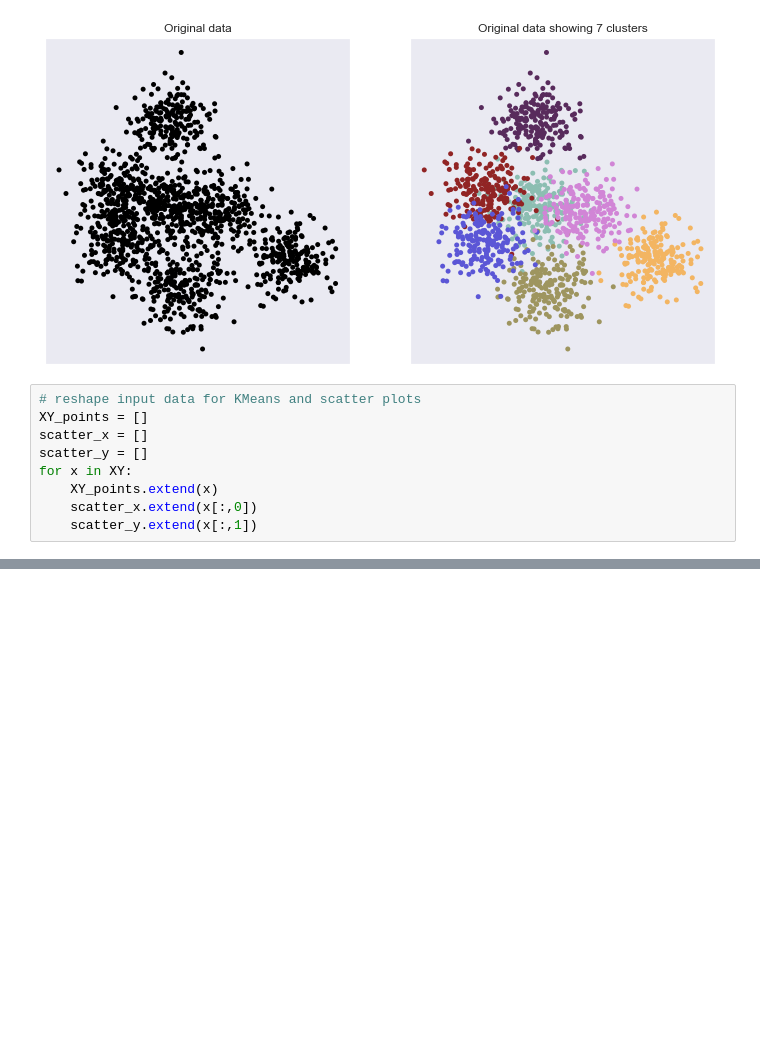
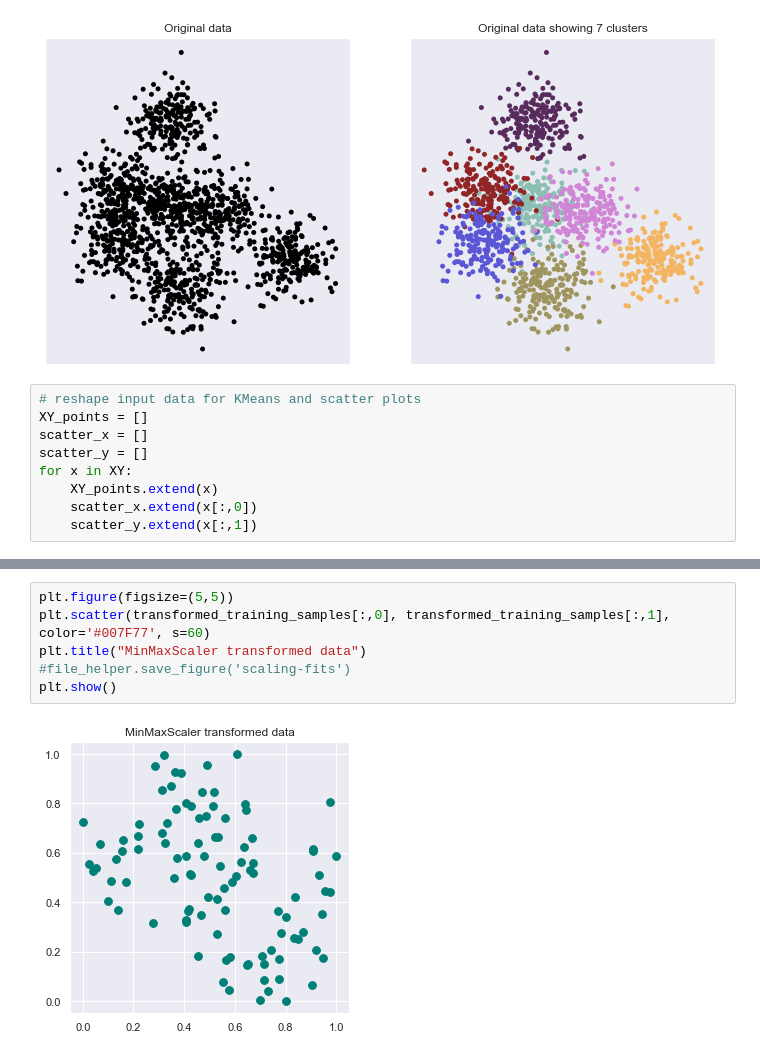
Before and after one commit to cwreynolds/PredatorEye, a Jupyter notebook: first_experiments.ipynb, the cells around one changed output, grey strips where cells are left out. Cells and saved outputs as stored; diff of their text form; blank space fills up the shorter version.

```diff
--- a/first_experiments.ipynb
+++ b/first_experiments.ipynb
@@ -142,0 +189,8 @@ plt.show()
+# %%
+plt.figure(figsize=(5,5))
+plt.scatter(transformed_training_samples[:,0], transformed_training_samples[:,1], color='#007F77', s=60)
+plt.title("MinMaxScaler transformed data")
+#file_helper.save_figure('scaling-fits')
+plt.show()
+# %% [output]
+[figure, added]
```
Also changed, not shown: parts of 14 cells of this notebook.
